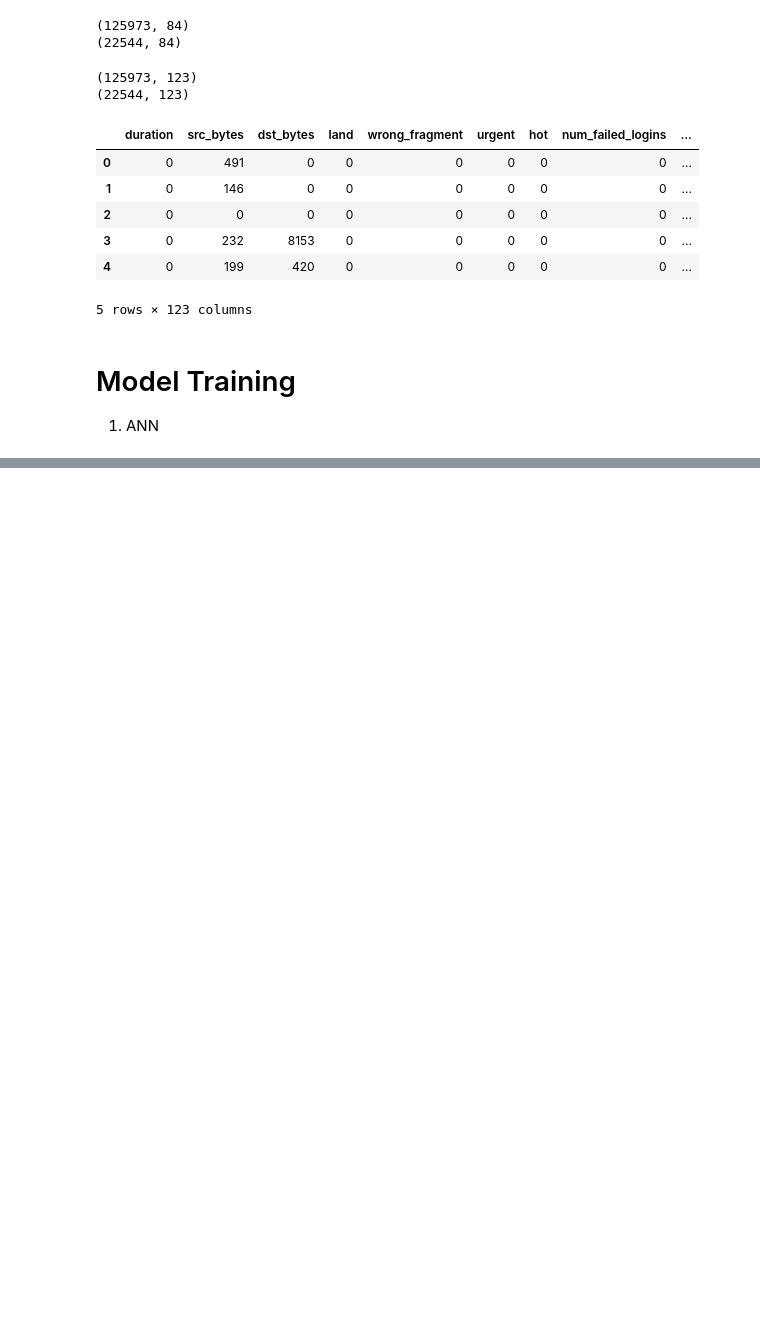
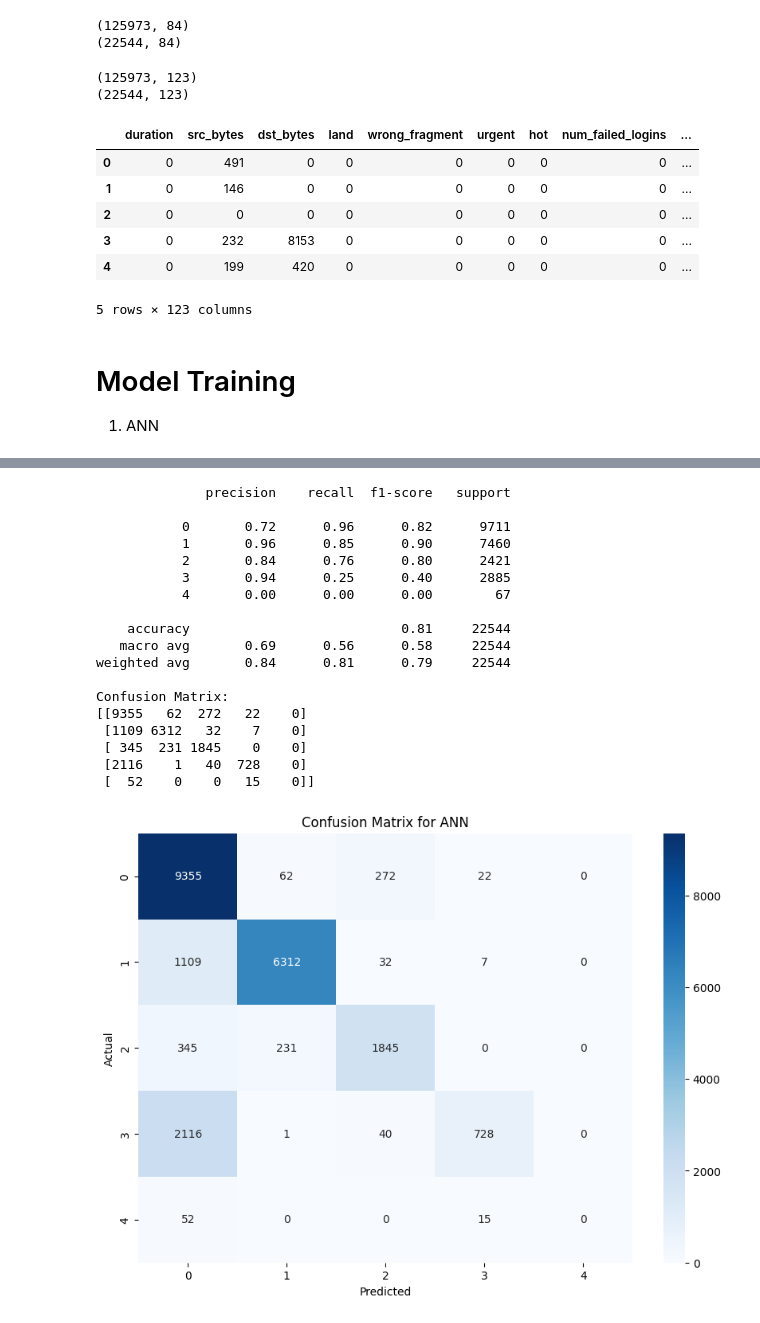
Before and after one commit to Shahriar-Saikat21/Anamoly_Detection_Ensemble_DNN, a Jupyter notebook: model.ipynb, the cells around one changed output, grey strips where cells are left out. Drawn from its saved outputs; the diff is of its cells as text; code cells hidden in the pictures; blank space fills up the shorter version.

```diff
--- a/model.ipynb
+++ b/model.ipynb
@@ -338,0 +462,3 @@ newdf_train.head()
+# %%
+y_pred_probs = model_ANN.predict(x_test)
+y_pred = np.argmax(y_pred_probs, axis=1)
@@ -338,0 +467,40 @@ newdf_train.head()
+# %%
+from sklearn.metrics import classification_report, confusion_matrix
+
+# Generate a classification report
+print(classification_report(y_test, y_pred))
+
+# Optional: Generate a confusion matrix
+conf_matrix = confusion_matrix(y_test, y_pred)
+print("Confusion Matrix:")
+print(conf_matrix)
+
+# Optional: Visualize the confusion matrix using seaborn
+plt.figure(figsize=(10, 7))
+sns.heatmap(conf_matrix, annot=True, fmt='d', cmap='Blues',
+            xticklabels=np.unique(y_test),
+            yticklabels=np.unique(y_test))
+plt.ylabel('Actual')
+plt.xlabel('Predicted')
+plt.title('Confusion Matrix for ANN')
+plt.show()
+# %% [output]
+              precision    recall  f1-score   support
+
+           0       0.72      0.96      0.82      9711
+           1       0.96      0.85      0.90      7460
+           2       0.84      0.76      0.80      2421
+           3       0.94      0.25      0.40      2885
+           4       0.00      0.00      0.00        67
+
+    accuracy                           0.81     22544
+   macro avg       0.69      0.56      0.58     22544
+weighted avg       0.84      0.81      0.79     22544
+
+Confusion Matrix:
+[[9355   62  272   22    0]
+ [1109 6312   32    7    0]
+ [ 345  231 1845    0    0]
+ [2116    1   40  728    0]
+ [  52    0    0   15    0]]
+[figure, added]
```
Also changed, not shown: parts of 31 cells of this notebook, 2 other files.
